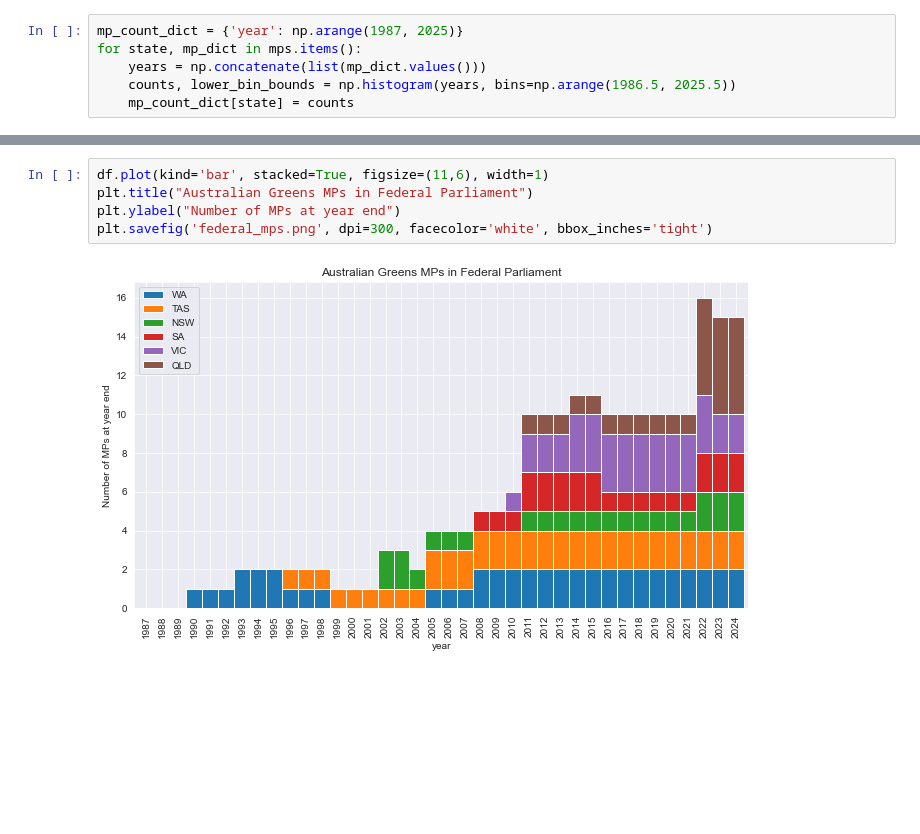
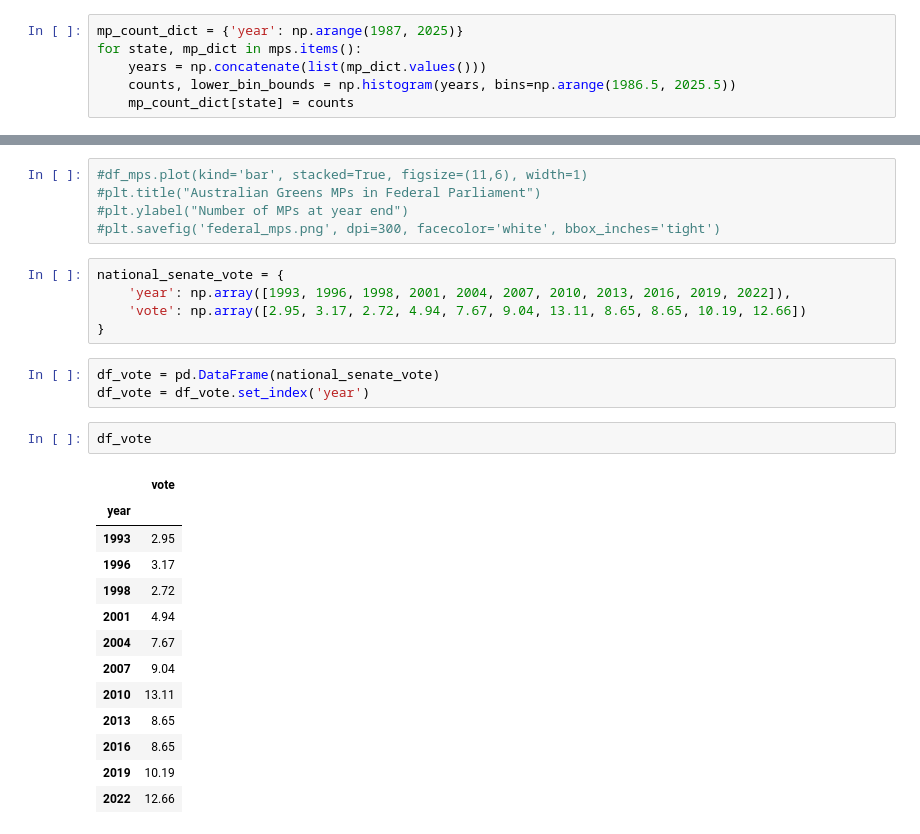
Before and after one commit to DamienIrving/election-analysis, a Jupyter notebook: analysis/senators.ipynb, the cells around one changed output, grey strips where cells are left out. Saved outputs shown, nothing was run; the diff lists cells and outputs as text; blank space fills up the shorter version.

```diff
--- a/analysis/senators.ipynb
+++ b/analysis/senators.ipynb
@@ -88,9 +88,31 @@ df
 | 2023 | 2 | 2 | 2 | 2 | 2 | 5 |
 | 2024 | 2 | 2 | 2 | 2 | 2 | 5 |
 # %%
-df.plot(kind='bar', stacked=True, figsize=(11,6), width=1)
-plt.title("Australian Greens MPs in Federal Parliament")
-plt.ylabel("Number of MPs at year end")
-plt.savefig('federal_mps.png', dpi=300, facecolor='white', bbox_inches='tight')
+#df_mps.plot(kind='bar', stacked=True, figsize=(11,6), width=1)
+#plt.title("Australian Greens MPs in Federal Parliament")
+#plt.ylabel("Number of MPs at year end")
+#plt.savefig('federal_mps.png', dpi=300, facecolor='white', bbox_inches='tight')
-# %% [output]
-[figure, removed]
+# %%
+national_senate_vote = {
+    'year': np.array([1993, 1996, 1998, 2001, 2004, 2007, 2010, 2013, 2016, 2019, 2022]),
+    'vote': np.array([2.95, 3.17, 2.72, 4.94, 7.67, 9.04, 13.11, 8.65, 8.65, 10.19, 12.66])
+}
+# %%
+df_vote = pd.DataFrame(national_senate_vote)
+df_vote = df_vote.set_index('year')
+# %%
+df_vote
+# %% [output]
+|  | vote |
+| year |  |
+| 1993 | 2.95 |
+| 1996 | 3.17 |
+| 1998 | 2.72 |
+| 2001 | 4.94 |
+| 2004 | 7.67 |
+| 2007 | 9.04 |
+| 2010 | 13.11 |
+| 2013 | 8.65 |
+| 2016 | 8.65 |
+| 2019 | 10.19 |
+| 2022 | 12.66 |
```
Also changed, not shown: parts of 2 cells of this notebook.
